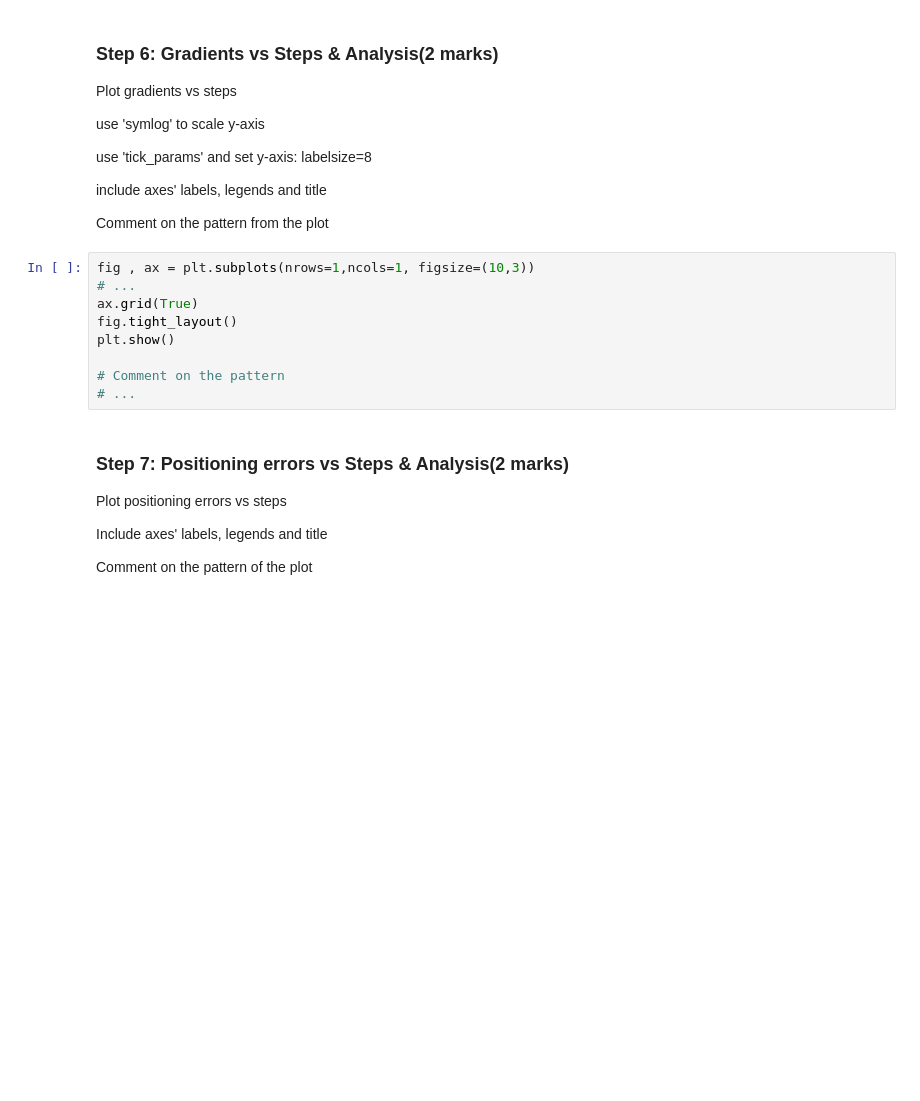
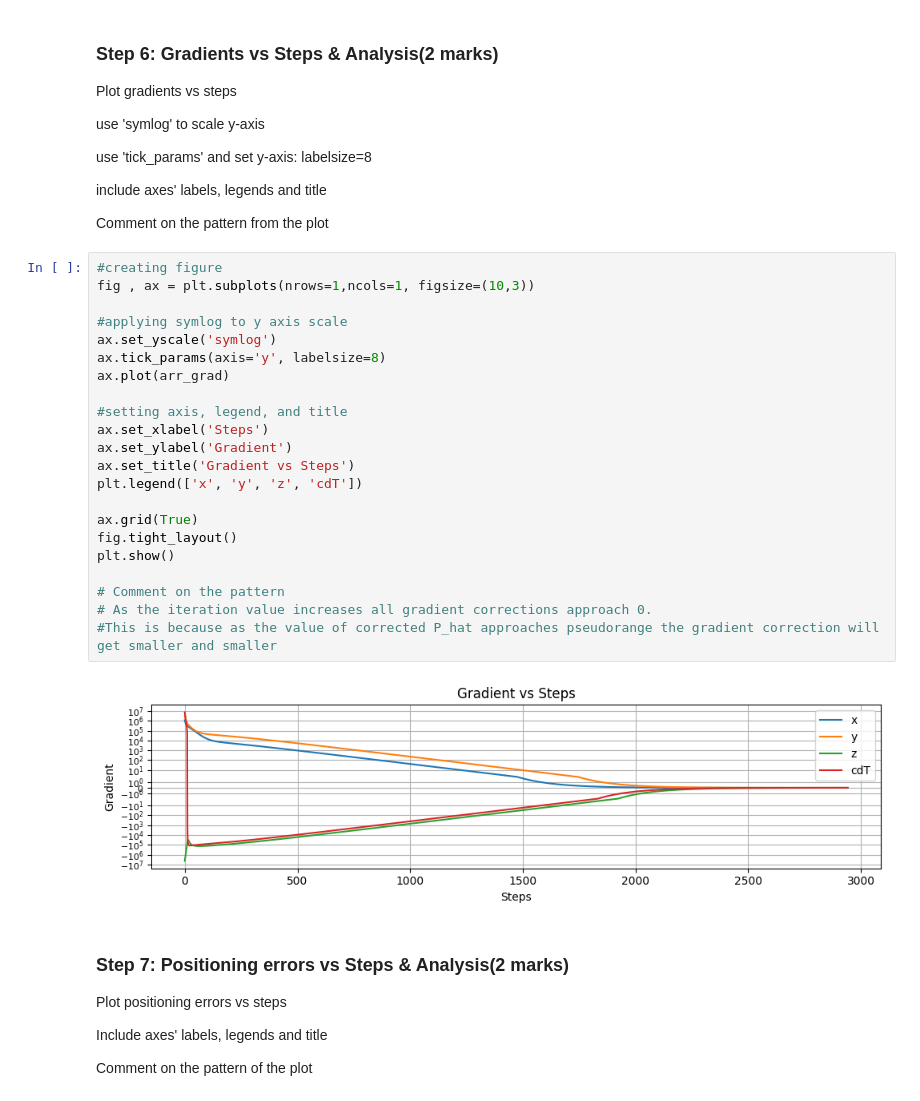
Before and after one commit to AnthonyKelly8/engg680_2024_fall, a Jupyter notebook: Lab_Assignment3/Assignment3.ipynb, the cells around one changed output. Saved outputs shown, nothing was run; the diff lists cells and outputs as text; blank space fills up the shorter version.

```diff
--- a/Lab_Assignment3/Assignment3.ipynb
+++ b/Lab_Assignment3/Assignment3.ipynb
@@ -253,15 +265,30 @@ use 'tick_params' and set y-axis: labelsize=8
 include axes' labels, legends and title
 
 Comment on the pattern from the plot
-# %%
-fig , ax = plt.subplots(nrows=1,ncols=1, figsize=(10,3))
-# ...
-ax.grid(True)
-fig.tight_layout()
-plt.show()
-
-# Comment on the pattern
-# ...
+# %%
+#creating figure
+fig , ax = plt.subplots(nrows=1,ncols=1, figsize=(10,3))
+
+#applying symlog to y axis scale
+ax.set_yscale('symlog')
+ax.tick_params(axis='y', labelsize=8)
+ax.plot(arr_grad)
+
+#setting axis, legend, and title
+ax.set_xlabel('Steps')
+ax.set_ylabel('Gradient')
+ax.set_title('Gradient vs Steps')
+plt.legend(['x', 'y', 'z', 'cdT'])
+
+ax.grid(True)
+fig.tight_layout()
+plt.show()
+
+# Comment on the pattern
+# As the iteration value increases all gradient corrections approach 0.
+#This is because as the value of corrected P_hat approaches pseudorange the gradient correction will get smaller and smaller
+# %% [output]
+[figure, added]
 # %% [markdown]
 ### Step 7: Positioning errors vs Steps & Analysis(2 marks)
 Plot positioning errors vs steps
```
Also changed, not shown: parts of 4 cells of this notebook.
